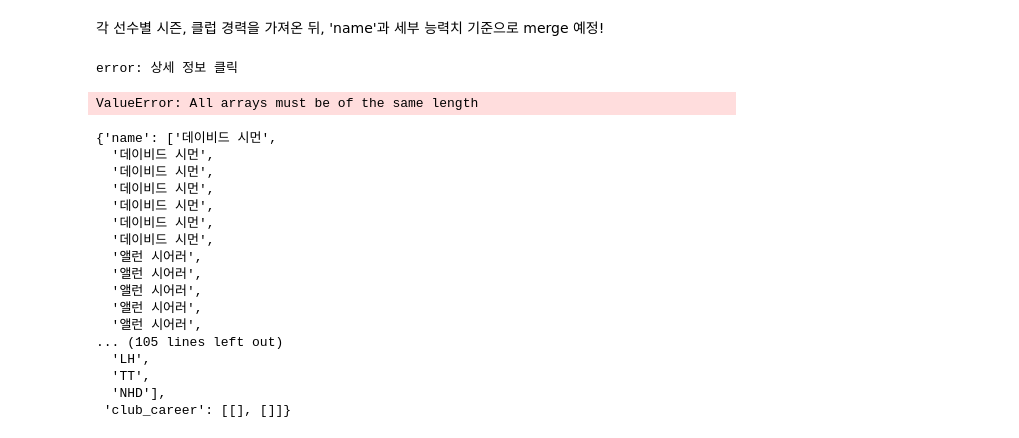
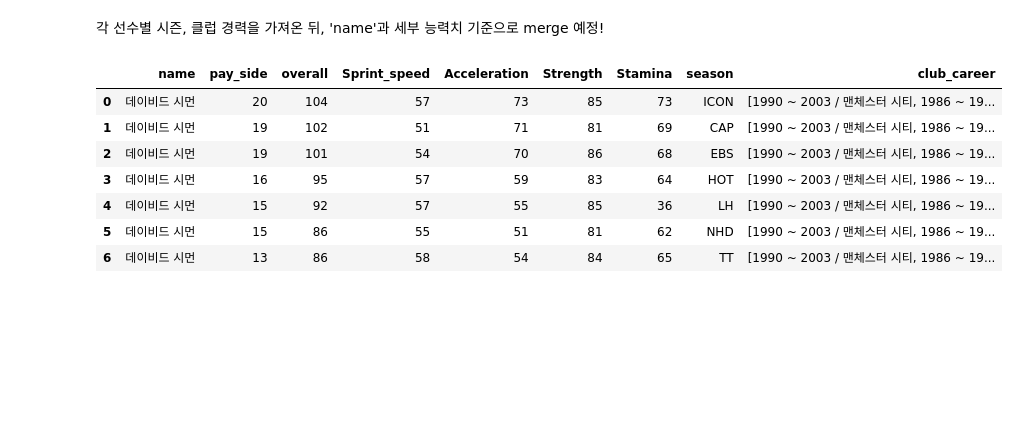
Before and after one commit to yhongju/FIFA-Online-4, a Jupyter notebook: crawling/crawling_team_color.ipynb, the cells around one changed output. Drawn from its saved outputs; the diff is of its cells as text; code cells hidden in the pictures; blank space fills up the shorter version.

Commit message:
complete: making add player's season & club career code completed
next>> 선수 급여, 오버롤 등 스탯을 통해 기존 데이터(성철이형 data)에 inner merge 하기

```diff
--- a/crawling/crawling_team_color.ipynb
+++ b/crawling/crawling_team_color.ipynb
@@ -536,15 +518,17 @@ search_name_list = list(player_name['play_name'])
 # %%
 # 클럽 활동 연도 & 클럽 팀 합치기
 def year_and_team_merge(temp_club_career):
+    global temp_club_career_2
+    temp_club_career_2 = []
     year = []
     team = []
-    temp_club_career_2 = []
 
-    for i in range(1,len(temp_club_career[0].split('\n'))):
+
+    for i in range(1,len(temp_club_career.split('\n'))):
         if i % 2 == 0:
-            year.append(temp_club_career[0].split('\n')[i])
+            year.append(temp_club_career.split('\n')[i])
         else:
-            team.append(temp_club_career[0].split('\n')[i])
+            team.append(temp_club_career.split('\n')[i])
 
 
     for i in range(len(year)):
@@ -576,7 +560,7 @@ driver.get(url)
 # driver.find_element_by_xpath('//*[@id="wrapper"]/div[1]/a/span').click()
 # time.sleep(A)
 
-for search_name in tqdm(search_name_list[:2]):
+for search_name in tqdm(search_name_list):
    try:
       # 선수명 입력 & 검색
       driver.find_element_by_class_name('ui-autocomplete-input').click()
@@ -592,7 +576,7 @@ for search_name in tqdm(search_name_list[:2]):
 
 
       # 창 변경
-      driver.switch_to.window(driver.window_handles[1])
+      driver.switch_to.window(driver.window_handles[-1])
       time.sleep(A)
 
 
@@ -656,8 +640,6 @@ for search_name in tqdm(search_name_list[:2]):
          temp_Stamina = driver.find_element_by_xpath(f'//*[@id="divPlayerList"]/div[{num}]/div[7]/span/span').text
          Stamina.append(temp_Stamina)
 
-         time.sleep(1)
-
 
 
       # 검색어 초기화
@@ -684,26 +666,15 @@ columns = ['name','pay_side','overall','Sprint_speed','Acceleration','Strength',
 
 
 player_info_plus = pd.DataFrame(data = dict_temp, columns=columns)
-# %% [output]
-error: 상세 정보 클릭
-ValueError: All arrays must be of the same length
-# %%
-dict_temp
-# %% [output]
-{'name': ['데이비드 시먼',
-  '데이비드 시먼',
-  '데이비드 시먼',
-  '데이비드 시먼',
-  '데이비드 시먼',
-  '데이비드 시먼',
-  '데이비드 시먼',
-  '앨런 시어러',
-  '앨런 시어러',
-  '앨런 시어러',
-  '앨런 시어러',
-  '앨런 시어러',
-... (105 lines left out)
-  'LH',
-  'TT',
-  'NHD'],
- 'club_career': [[], []]}
+# %%
+# 데이터 확인
+player_info_plus
+# %% [output]
+|  | name | pay_side | overall | Sprint_speed | Acceleration | Strength | Stamina | season | club_career |
+| 0 | 데이비드 시먼 | 20 | 104 | 57 | 73 | 85 | 73 | ICON | [1990 ~ 2003 / 맨체스터 시티, 1986 ~ 19... |
+| 1 | 데이비드 시먼 | 19 | 102 | 51 | 71 | 81 | 69 | CAP | [1990 ~ 2003 / 맨체스터 시티, 1986 ~ 19... |
+| 2 | 데이비드 시먼 | 19 | 101 | 54 | 70 | 86 | 68 | EBS | [1990 ~ 2003 / 맨체스터 시티, 1986 ~ 19... |
+| 3 | 데이비드 시먼 | 16 | 95 | 57 | 59 | 83 | 64 | HOT | [1990 ~ 2003 / 맨체스터 시티, 1986 ~ 19... |
+| 4 | 데이비드 시먼 | 15 | 92 | 57 | 55 | 85 | 36 | LH | [1990 ~ 2003 / 맨체스터 시티, 1986 ~ 19... |
+| 5 | 데이비드 시먼 | 15 | 86 | 55 | 51 | 81 | 62 | NHD | [1990 ~ 2003 / 맨체스터 시티, 1986 ~ 19... |
+| 6 | 데이비드 시먼 | 13 | 86 | 58 | 54 | 84 | 65 | TT | [1990 ~ 2003 / 맨체스터 시티, 1986 ~ 19... |
```
Also changed, not shown: parts of 5 cells of this notebook.
